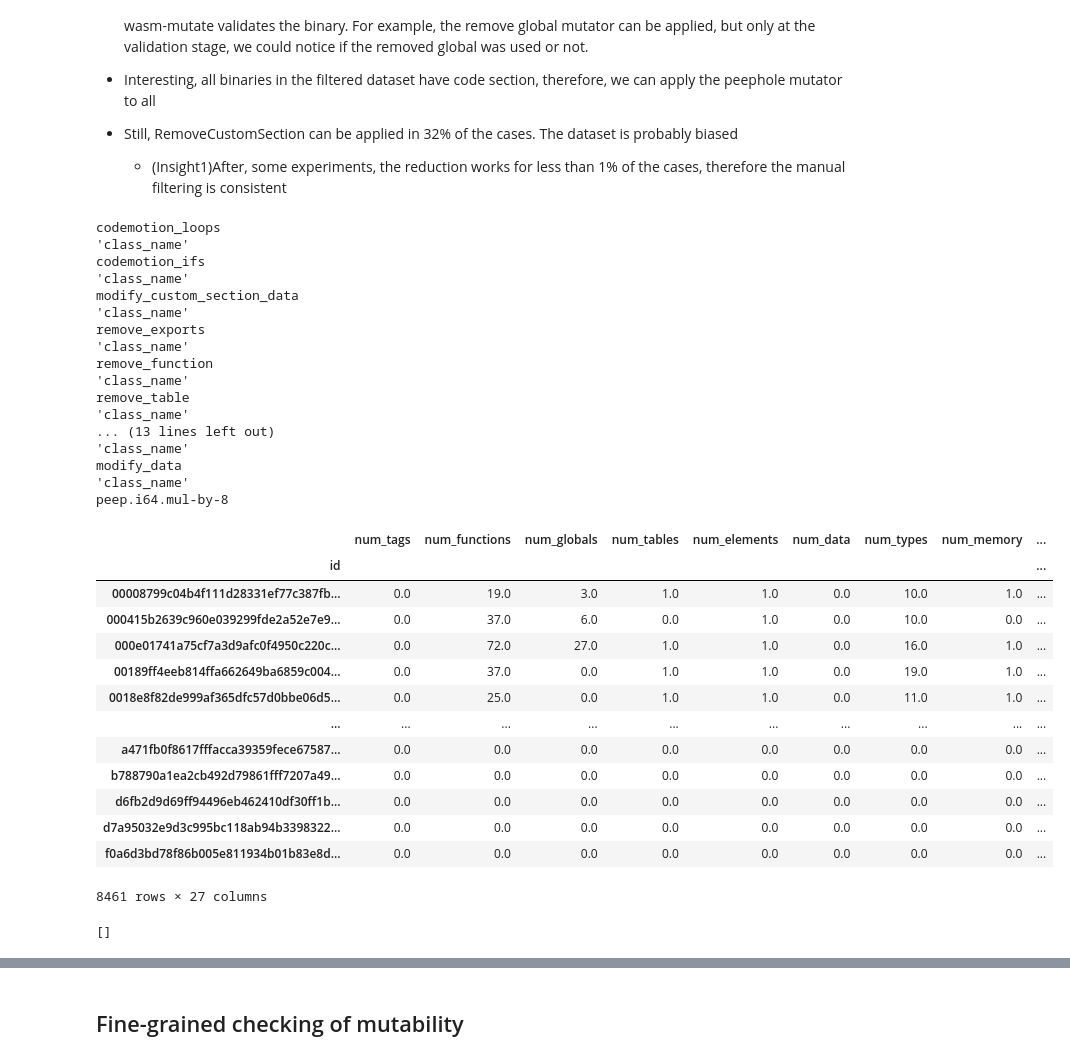
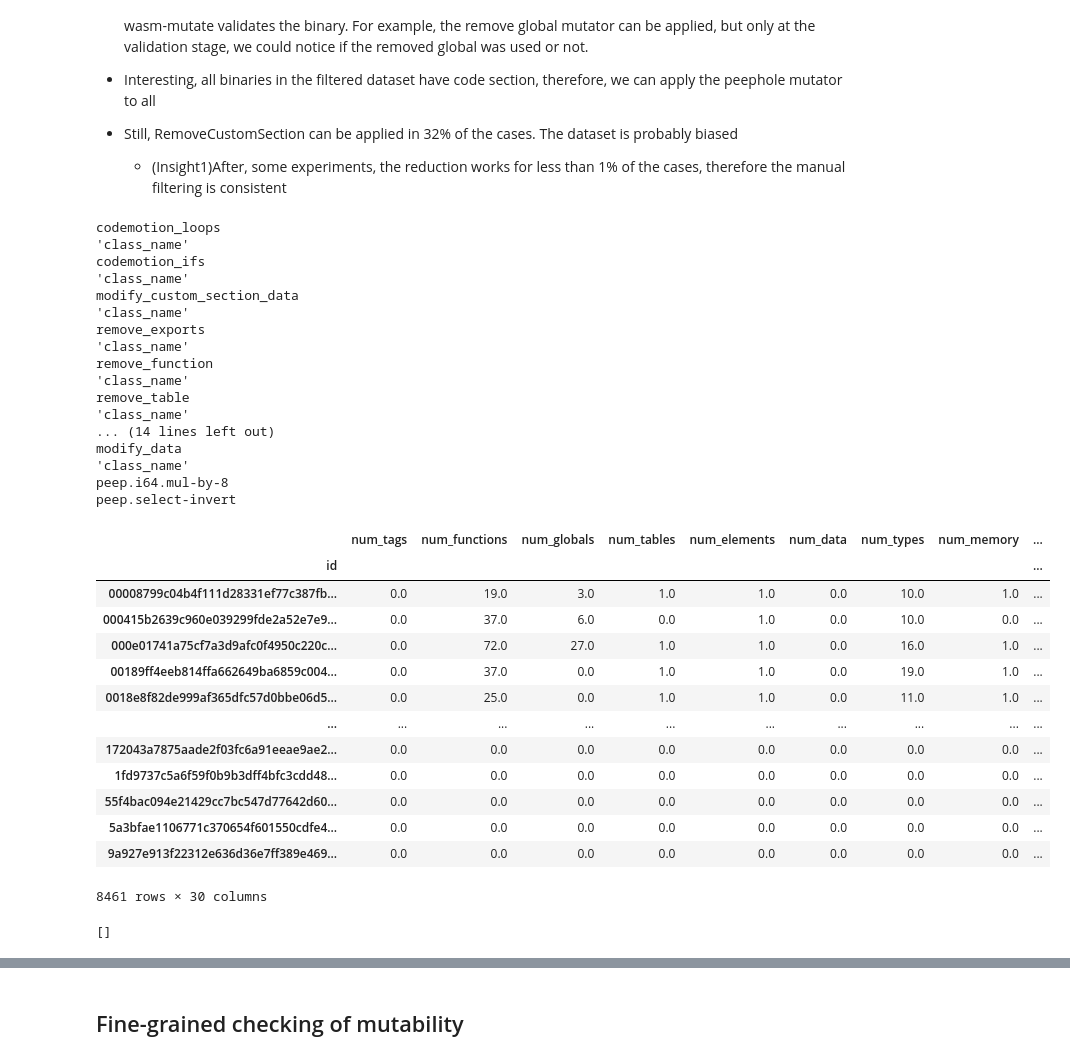
Before and after one commit to ASSERT-KTH/wasm_evasion, a Jupyter notebook: notebooks/RQ1.ipynb, the cells around one changed output, grey strips where cells are left out. Saved outputs shown, nothing was run; the diff lists cells and outputs as text; code cells hidden in the pictures.

```diff
--- a/notebooks/RQ1.ipynb
+++ b/notebooks/RQ1.ipynb
@@ -73,6 +73,7 @@ files = (
 
     # Peep hole level
     [ "peep.i64.mul-by-8", "i64.mul-by-8.csv" ],
+    [ "peep.select-invert", "select-invert.csv" ],
 )
 alldf = pd.DataFrame()
 
@@ -87,41 +88,41 @@ alldf = alldf.loc[:,~alldf.columns.duplicated()].copy()
 
 display(alldf)
 
 alldf.to_csv("all.csv")
 
 print(ratios)
 # %% [output]
 codemotion_loops
 'class_name'
 codemotion_ifs
 'class_name'
 modify_custom_section_data
 'class_name'
 remove_exports
 'class_name'
 remove_function
 'class_name'
 remove_table
 'class_name'
-... (13 lines left out)
-'class_name'
+... (14 lines left out)
 modify_data
 'class_name'
 peep.i64.mul-by-8
+peep.select-invert
 |  | num_tags | num_functions | num_globals | num_tables | num_elements | num_data | num_types | num_memory | ... |
 | id |  |  |  |  |  |  |  |  | ... |
 | 00008799c04b4f111d28331ef77c387fb... | 0.0 | 19.0 | 3.0 | 1.0 | 1.0 | 0.0 | 10.0 | 1.0 | ... |
 | 000415b2639c960e039299fde2a52e7e9... | 0.0 | 37.0 | 6.0 | 0.0 | 1.0 | 0.0 | 10.0 | 0.0 | ... |
 | 000e01741a75cf7a3d9afc0f4950c220c... | 0.0 | 72.0 | 27.0 | 1.0 | 1.0 | 0.0 | 16.0 | 1.0 | ... |
 | 00189ff4eeb814ffa662649ba6859c004... | 0.0 | 37.0 | 0.0 | 1.0 | 1.0 | 0.0 | 19.0 | 1.0 | ... |
 | 0018e8f82de999af365dfc57d0bbe06d5... | 0.0 | 25.0 | 0.0 | 1.0 | 1.0 | 0.0 | 11.0 | 1.0 | ... |
 | ... | ... | ... | ... | ... | ... | ... | ... | ... | ... |
-| a471fb0f8617fffacca39359fece67587... | 0.0 | 0.0 | 0.0 | 0.0 | 0.0 | 0.0 | 0.0 | 0.0 | ... |
-| b788790a1ea2cb492d79861fff7207a49... | 0.0 | 0.0 | 0.0 | 0.0 | 0.0 | 0.0 | 0.0 | 0.0 | ... |
-| d6fb2d9d69ff94496eb462410df30ff1b... | 0.0 | 0.0 | 0.0 | 0.0 | 0.0 | 0.0 | 0.0 | 0.0 | ... |
-| d7a95032e9d3c995bc118ab94b3398322... | 0.0 | 0.0 | 0.0 | 0.0 | 0.0 | 0.0 | 0.0 | 0.0 | ... |
-| f0a6d3bd78f86b005e811934b01b83e8d... | 0.0 | 0.0 | 0.0 | 0.0 | 0.0 | 0.0 | 0.0 | 0.0 | ... |
+| 172043a7875aade2f03fc6a91eeae9ae2... | 0.0 | 0.0 | 0.0 | 0.0 | 0.0 | 0.0 | 0.0 | 0.0 | ... |
+| 1fd9737c5a6f59f0b9b3dff4bfc3cdd48... | 0.0 | 0.0 | 0.0 | 0.0 | 0.0 | 0.0 | 0.0 | 0.0 | ... |
+| 55f4bac094e21429cc7bc547d77642d60... | 0.0 | 0.0 | 0.0 | 0.0 | 0.0 | 0.0 | 0.0 | 0.0 | ... |
+| 5a3bfae1106771c370654f601550cdfe4... | 0.0 | 0.0 | 0.0 | 0.0 | 0.0 | 0.0 | 0.0 | 0.0 | ... |
+| 9a927e913f22312e636d36e7ff389e469... | 0.0 | 0.0 | 0.0 | 0.0 | 0.0 | 0.0 | 0.0 | 0.0 | ... |
-8461 rows × 27 columns
+8461 rows × 30 columns
 []
 # %%
 # import and set figure size
```
Also changed, not shown: parts of 19 cells of this notebook.
